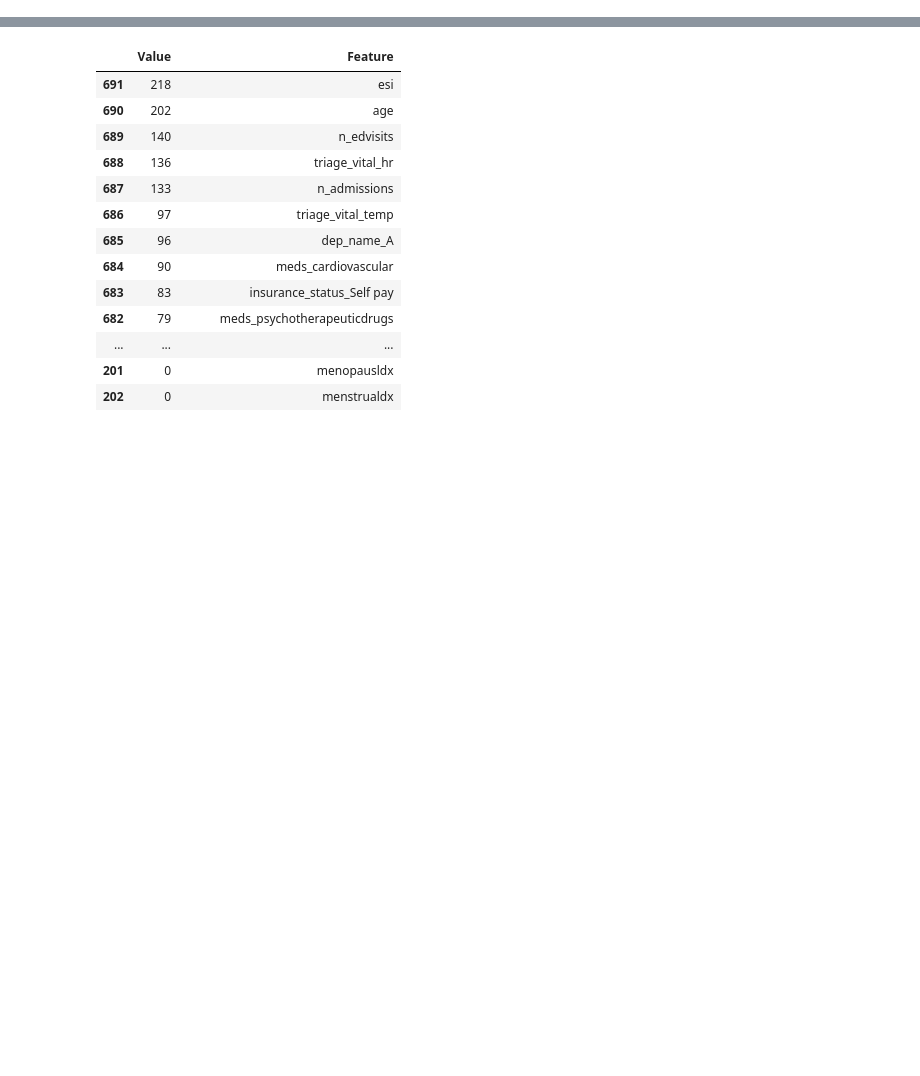
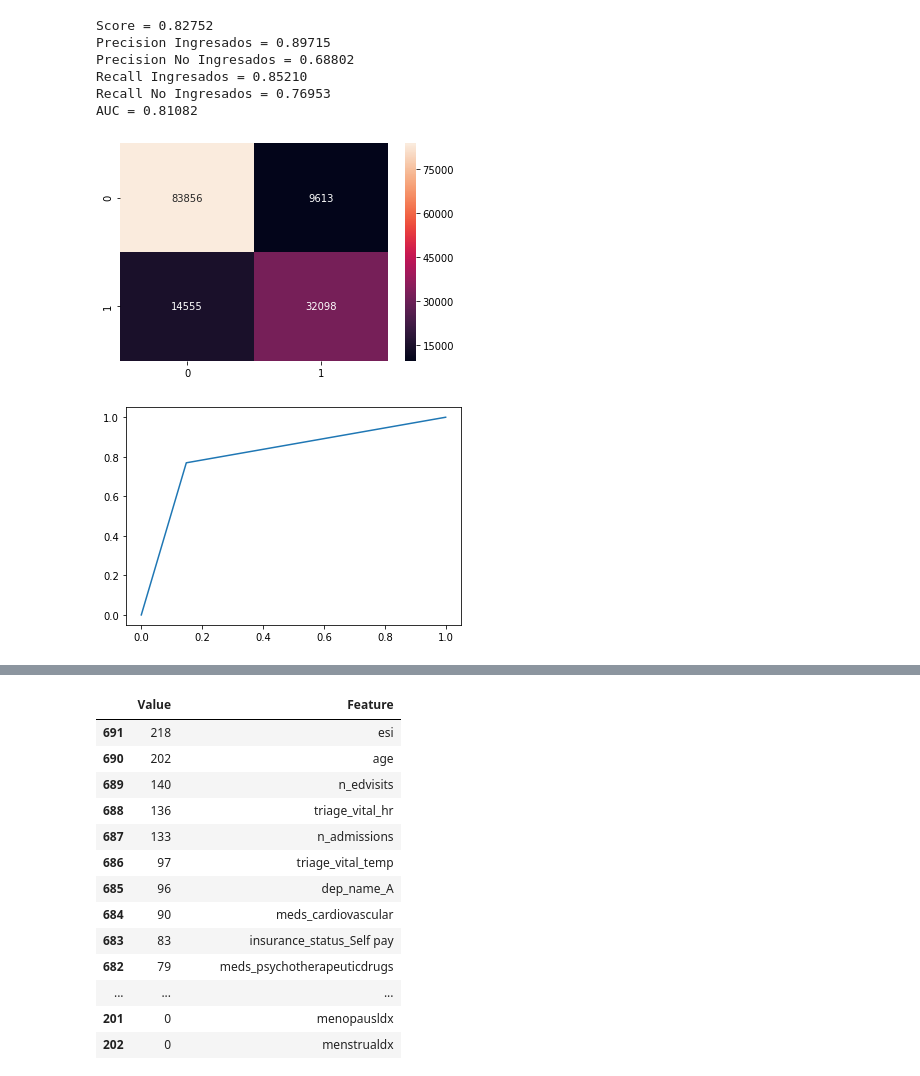
Before and after one commit to Dviejopomata/saturdays-hospital, a Jupyter notebook: Modelos.ipynb, the cells around one changed output, grey strips where cells are left out. Cells and saved outputs as stored; diff of their text form; code cells hidden in the pictures; blank space fills up the shorter version.

```diff
--- a/Modelos.ipynb
+++ b/Modelos.ipynb
@@ -22,7 +26,7 @@ pd.set_option('display.max_columns', None)
 data_file = "/disco-grande/datos.csv"
 df = pd.read_csv(data_file)
 # %%
-df = df[df["cc_chestpain"] !=-2147483648]
+# df = df[df["cc_chestpain"] !=-2147483648]
 # %%
 # Categorical boolean mask
 categorical_feature_mask = df.dtypes==object
@@ -38,7 +42,13 @@ numeric_cols = df.columns[uint8_feature_mask].tolist() + df.columns[float_featur
 # %%
 df["disposition"] =  df["disposition"].apply(lambda x: 1 if x  == 'Admit' else 0)
 # ONE HOT ENCODING de categoricos
-df = pd.get_dummies(df, columns=categorical_cols)
+USE_ONE_HOT = False
+if USE_ONE_HOT:
+    df = pd.get_dummies(df, columns=categorical_cols)
+else:
+    for col in categorical_cols:
+        le = LabelEncoder()
+        df[col] = le.fit_transform(df[col])
 # %%
 null_columns= []
 for col in df.columns:
@@ -60,3 +70,7 @@ random_state=42
 X_train, X_test, Y_train, Y_test = train_test_split(X,Y, random_state=random_state)
 del X
 del Y
+# %%
+pca = PCA(n_components=2)
+pca.fit(X_train)
+pca.explained_variance_ratio_, pca.explained_variance_ratio_.sum()
@@ -140,0 +195,44 @@ Wall time: 57.3 s
+# %%
+%%time
+highest_corr_x = ['meds_cardiovascular',
+ 'esi',
+ 'meds_gastrointestinal',
+ 'meds_vitamins',
+ 'meds_analgesics',
+ 'meds_antiplateletdrugs',
+ 'meds_psychotherapeuticdrugs',
+ 'meds_diuretics',
+ 'meds_cardiacdrugs',
+ 'meds_elect/caloric/h2o',
+ 'meds_antiasthmatics',
+ 'meds_antihyperglycemics',
+ 'htn',
+ 'meds_cnsdrugs',
+ 'meds_unclassifieddrugproducts',
+ 'meds_anticoagulants',
+ 'meds_thyroidpreps',
+ 'meds_eentpreps',
+ 'meds_hormones',
+ 'meds_antiarthritics',
+ 'n_surgeries',
+ 'coronathero',
+ 'hyperlipidem',
+ 'chfnonhp',
+ 'n_admissions',
+ 'meds_antibiotics',
+ 'arrivalmode',
+ 'diabmelnoc',
+ 'chrkidneydisease',
+ 'dysrhythmia']
+
+model = LGBMClassifier(objective='binary', is_unbalance=True, boosting_type='gbdt', max_depth=20, num_leaves=50)
+execute_model_stratified_kfold(model, X_train=X_train[highest_corr_x], X_test=X_test[highest_corr_x])
+# %% [output]
+Score = 0.82752
+Precision Ingresados = 0.89715
+Precision No Ingresados = 0.68802
+Recall Ingresados = 0.85210
+Recall No Ingresados = 0.76953
+AUC = 0.81082
+[figure, added]
+[figure, added]
```
Also changed, not shown: parts of 31 cells of this notebook.
